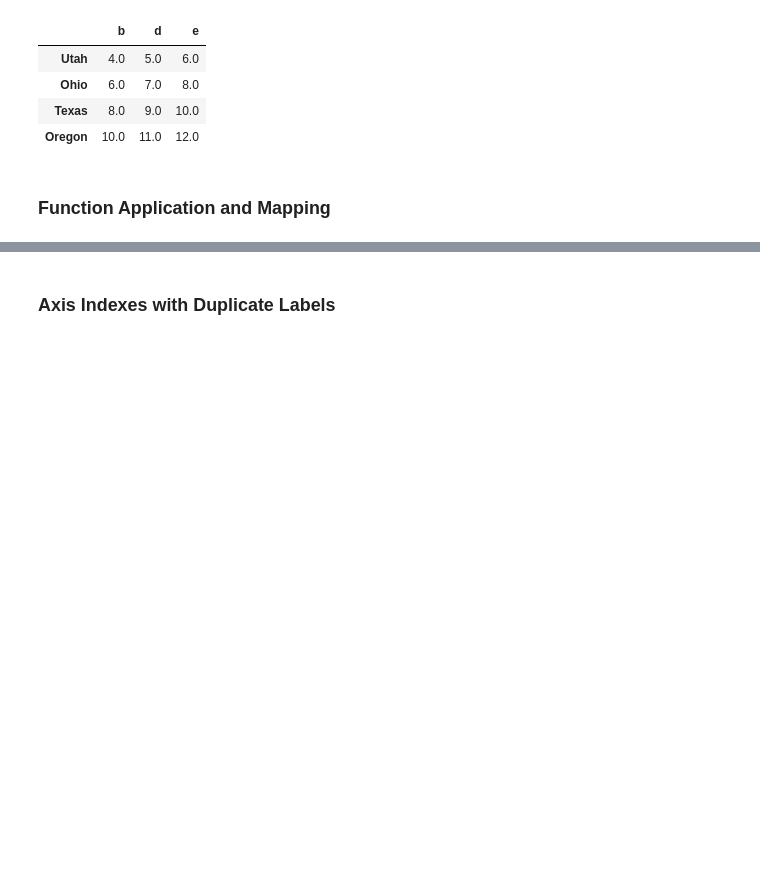
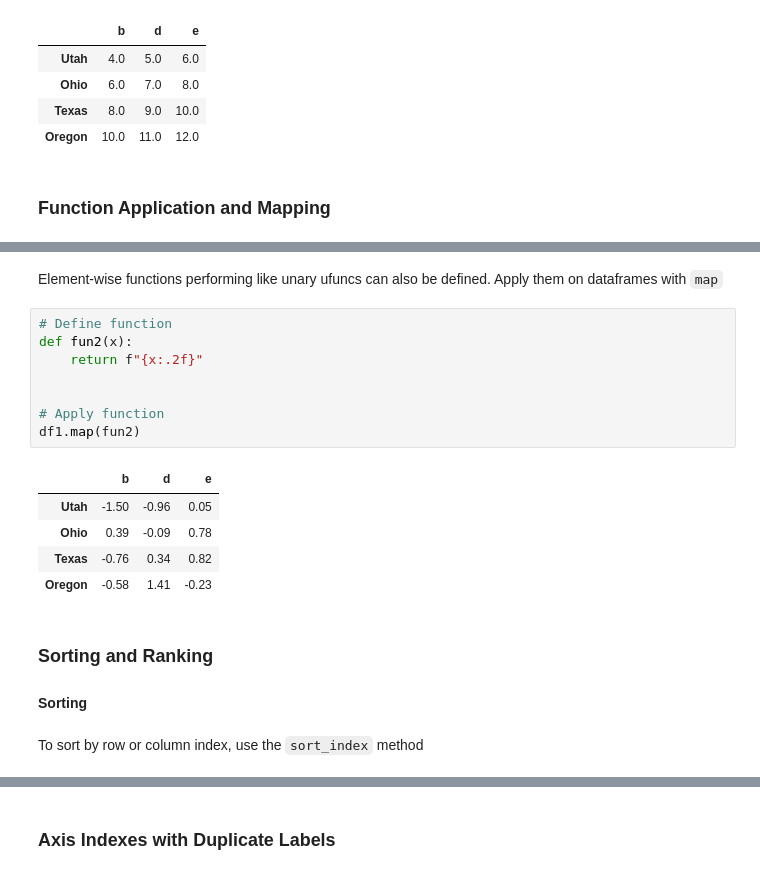
Before and after one commit to nghiaagent/2025-pydata-book, a Jupyter notebook: ipynb/chapter_5.ipynb, the cells around one changed output, grey strips where cells are left out. Cells and saved outputs as stored; diff of their text form; blank space fills up the shorter version.

```diff
--- a/ipynb/chapter_5.ipynb
+++ b/ipynb/chapter_5.ipynb
@@ -445,0 +515,22 @@ frame.add(rows, axis = "index")
+# %% [markdown]
+Element-wise functions performing like unary ufuncs can also be defined. Apply them on dataframes with `map`
+# %%
+# Define function
+def fun2(x):
+    return f"{x:.2f}"
+
+
+# Apply function
+df1.map(fun2)
+# %% [output]
+|  | b | d | e |
+| Utah | -1.50 | -0.96 | 0.05 |
+| Ohio | 0.39 | -0.09 | 0.78 |
+| Texas | -0.76 | 0.34 | 0.82 |
+| Oregon | -0.58 | 1.41 | -0.23 |
+# %% [markdown]
+### Sorting and Ranking
+
+#### Sorting
+# %% [markdown]
+To sort by row or column index, use the `sort_index` method
```
Also changed, not shown: parts of 36 cells of this notebook.
